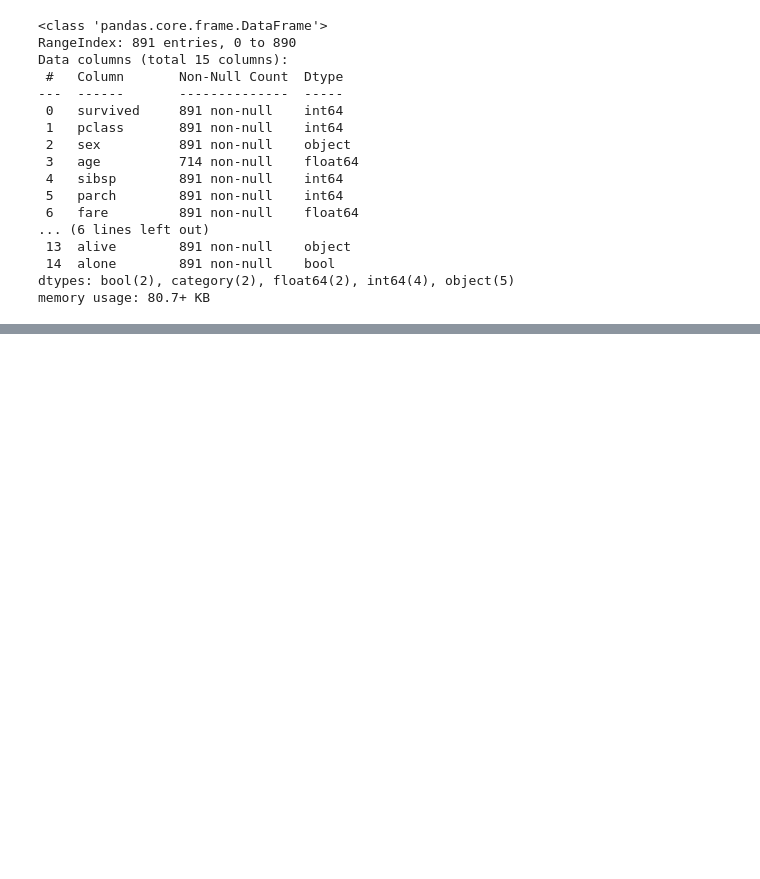
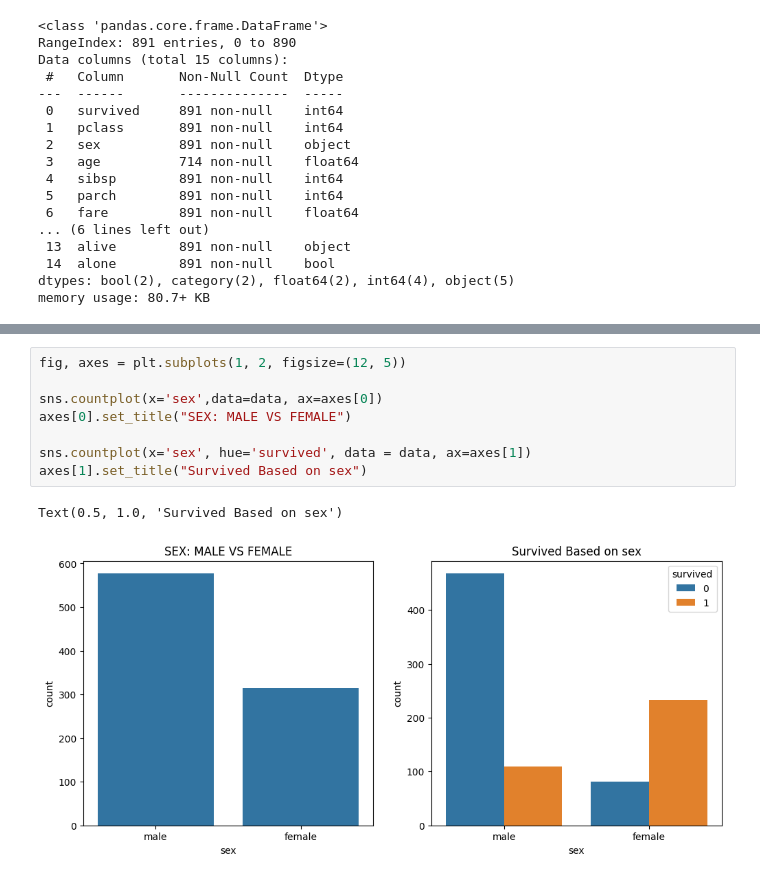
Before and after one commit to Salmanfarsi2561/PYTHON_ML, a Jupyter notebook: EDA/datasets/Analysis/Titanic.ipynb, the cells around one changed output, grey strips where cells are left out. Drawn from its saved outputs; the diff is of its cells as text; blank space fills up the shorter version.

```diff
--- a/EDA/datasets/Analysis/Titanic.ipynb
+++ b/EDA/datasets/Analysis/Titanic.ipynb
@@ -49,0 +118,11 @@ memory usage: 80.7+ KB
+# %%
+fig, axes = plt.subplots(1, 2, figsize=(12, 5))
+
+sns.countplot(x='sex',data=data, ax=axes[0])
+axes[0].set_title("SEX: MALE VS FEMALE")
+
+sns.countplot(x='sex', hue='survived', data = data, ax=axes[1])
+axes[1].set_title("Survived Based on sex")
+# %% [output]
+Text(0.5, 1.0, 'Survived Based on sex')
+[figure, added]
```
Also changed, not shown: parts of 6 cells of this notebook.
